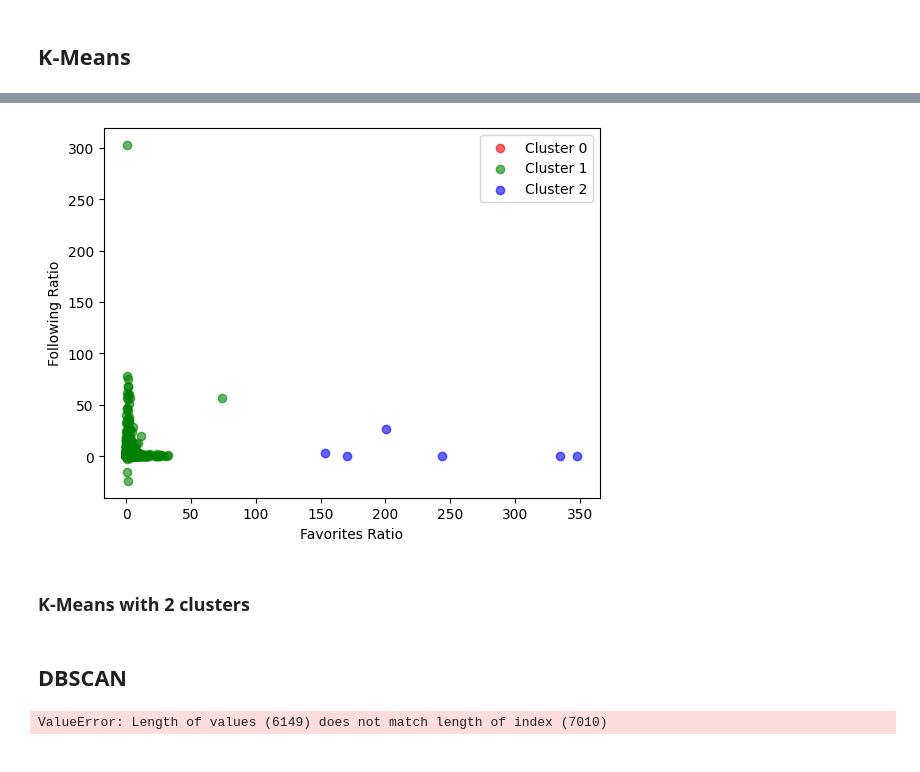
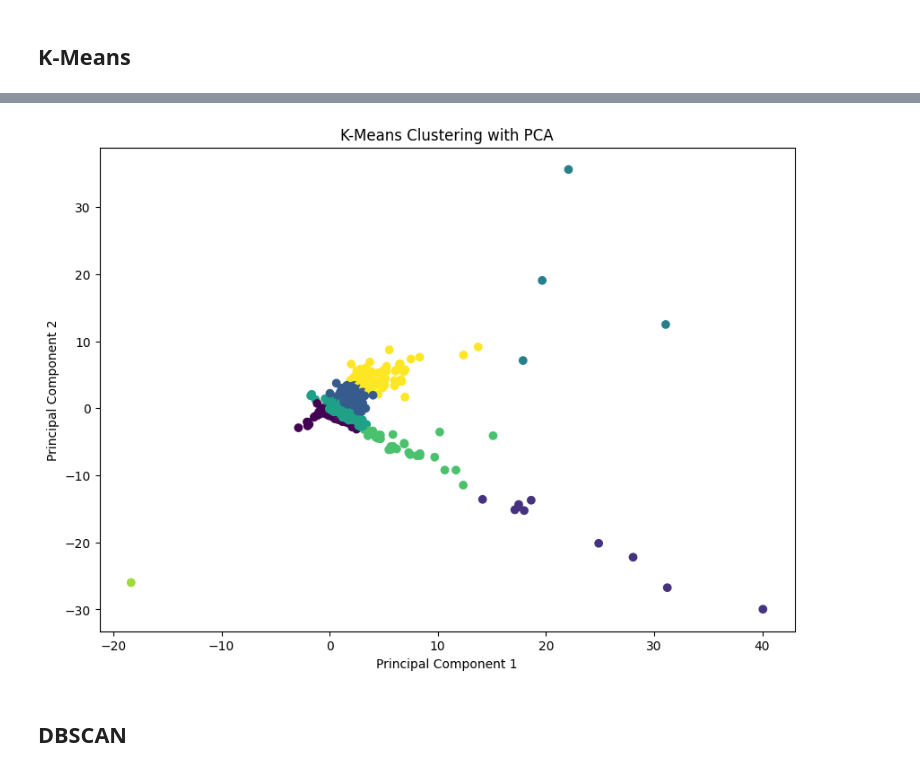
Before and after one commit to davisf20/characterization-of-user-misbehavior-in-online-social-media, a Jupyter notebook: notebooks/clusteringAnalysis.ipynb, the cells around one changed output, grey strips where cells are left out. Drawn from its saved outputs; the diff is of its cells as text; code cells hidden in the pictures.

```diff
--- a/notebooks/clusteringAnalysis.ipynb
+++ b/notebooks/clusteringAnalysis.ipynb
@@ -44,48 +70,16 @@ plt.show()
-# %%
-# Assegna ad ogni cluster un colore
-colors = ['red', 'green', 'blue']
-
-fig, ax = plt.subplots()
-
-# Crea uno scatter plot per ogni cluster
-for i in range(len(core_users_clustering['cluster'].unique())):
-    cluster_data = core_users_clustering[core_users_clustering['cluster'] == i]
-    ax.scatter(cluster_data['favorites_ratio'], cluster_data['following_ratio'], c=colors[i], label=f'Cluster {i}', alpha=0.6)
-
-ax.set_xlabel('Favorites Ratio')
-ax.set_ylabel('Following Ratio')
-ax.legend()
-
-plt.show()
-# %% [output]
-[figure, removed]
-# %% [markdown]
-### K-Means with 2 clusters
+# %%
+# Creiamo uno scatter plot
+plt.figure(figsize=(10, 7))
+
+# Coloriamo i punti in base al cluster a cui appartengono
+plt.scatter(core_users_pca[:, 0], core_users_pca[:, 1], c=core_users_clustering['kmeans_cluster'], cmap='viridis')
+
+plt.title('K-Means Clustering with PCA')
+plt.xlabel('Principal Component 1')
+plt.ylabel('Principal Component 2')
+
+plt.show()
+# %% [output]
+[figure, added]
 # %% [markdown]
 ## DBSCAN
-# %%
-# Prendiamo le due colonne di interesse: 'retweet_ratio' e 'following_ratio'
-data = core_users_clustering[['retweet_ratio', 'following_ratio']]
-
-# Rimpiazziamo i valori infiniti con NaN, e poi eliminiamo le righe con valori NaN
-data = data.replace([np.inf, -np.inf], np.nan).dropna()
-
-# Ridimensioniamo i dati per avere media 0 e varianza 1, ciò è importante per DBSCAN
-scaler = StandardScaler()
-data_scaled = scaler.fit_transform(data)
-
-# Eseguiamo DBSCAN sui dati
-db = DBSCAN(eps=0.3, min_samples=10).fit(data_scaled)
-
-# Otteniamo le etichette dei cluster (usiamo .labels_ per accedere a queste)
-core_users_clustering['cluster'] = db.labels_
-
-# Visualizziamo i risultati
-plt.figure(figsize=(10, 7))
-plt.scatter(core_users_clustering['retweet_ratio'], core_users_clustering['following_ratio'], c=core_users_clustering['cluster'])
-plt.xlabel('Retweet Ratio')
-plt.ylabel('Following Ratio')
-plt.title('DBSCAN Clustering')
-plt.show()
-# %% [output]
-ValueError: Length of values (6149) does not match length of index (7010)
```
Also changed, not shown: parts of 7 cells of this notebook.
